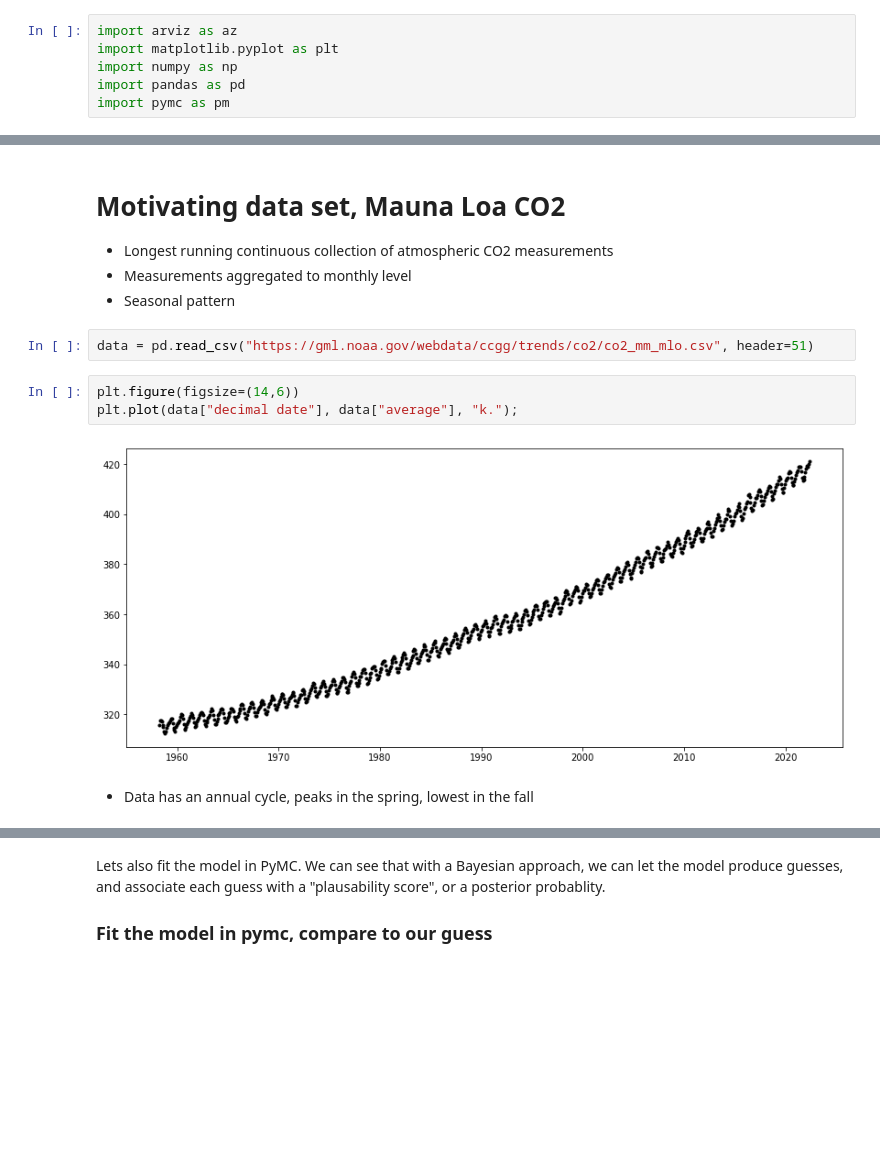
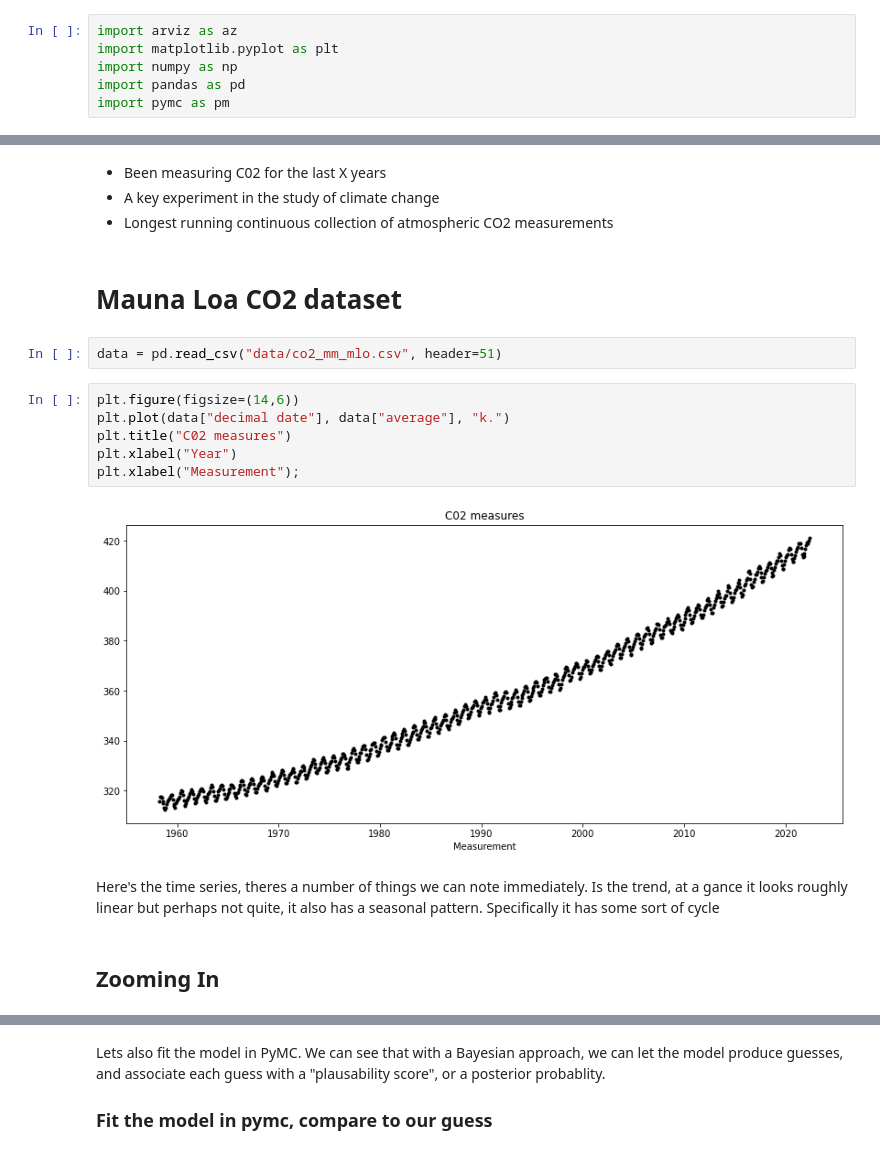
Before and after one commit to bwengals/etc, a Jupyter notebook: lesson_2.ipynb, the cells around one changed output, grey strips where cells are left out. Drawn from its saved outputs; the diff is of its cells as text; blank space fills up the shorter version.

```diff
--- a/lesson_2.ipynb
+++ b/lesson_2.ipynb
@@ -9,18 +44,23 @@ import pymc as pm
+# %% [markdown]
+- Been measuring C02 for the last X years
+- A key experiment in the study of climate change
+- Longest running continuous collection of atmospheric CO2 measurements
 # %% [markdown]
-# Motivating data set, Mauna Loa CO2
-
-- Longest running continuous collection of atmospheric CO2 measurements
-- Measurements aggregated to monthly level
-- Seasonal pattern
+#  Mauna Loa CO2 dataset
 # %%
-data = pd.read_csv("https://gml.noaa.gov/webdata/ccgg/trends/co2/co2_mm_mlo.csv", header=51)
+data = pd.read_csv("data/co2_mm_mlo.csv", header=51)
 # %%
 plt.figure(figsize=(14,6))
-plt.plot(data["decimal date"], data["average"], "k.");
+plt.plot(data["decimal date"], data["average"], "k.")
+plt.title("C02 measures")
+plt.xlabel("Year")
+plt.xlabel("Measurement");
 # %% [output]
-[figure, old version]
+[figure, new version]
-# %% [markdown]
-- Data has an annual cycle, peaks in the spring, lowest in the fall
+# %% [markdown]
+Here's the time series, theres a number of things we can note immediately. Is the trend, at a gance it looks roughly linear but perhaps not quite, it also has a seasonal pattern. Specifically it has some sort of cycle
+# %% [markdown]
+## Zooming In
 # %%
 year = data[(data["decimal date"] > 2021) & (data["decimal date"] <= 2022)]
 
```
Also changed, not shown: parts of 59 cells of this notebook, 5 other files.
